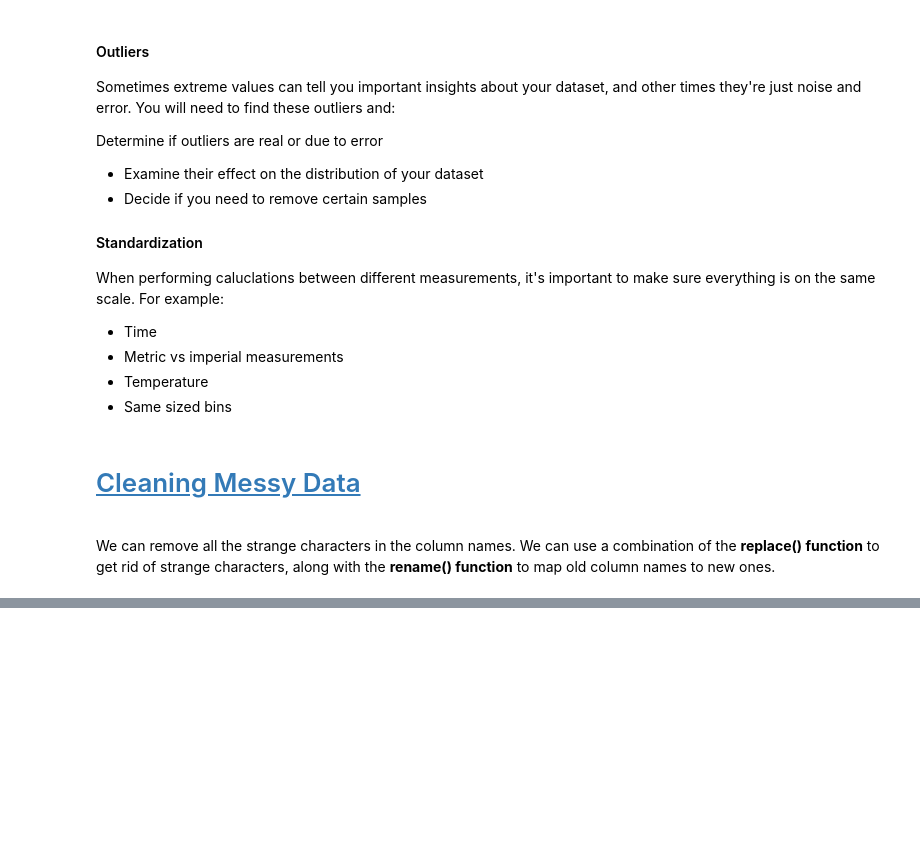
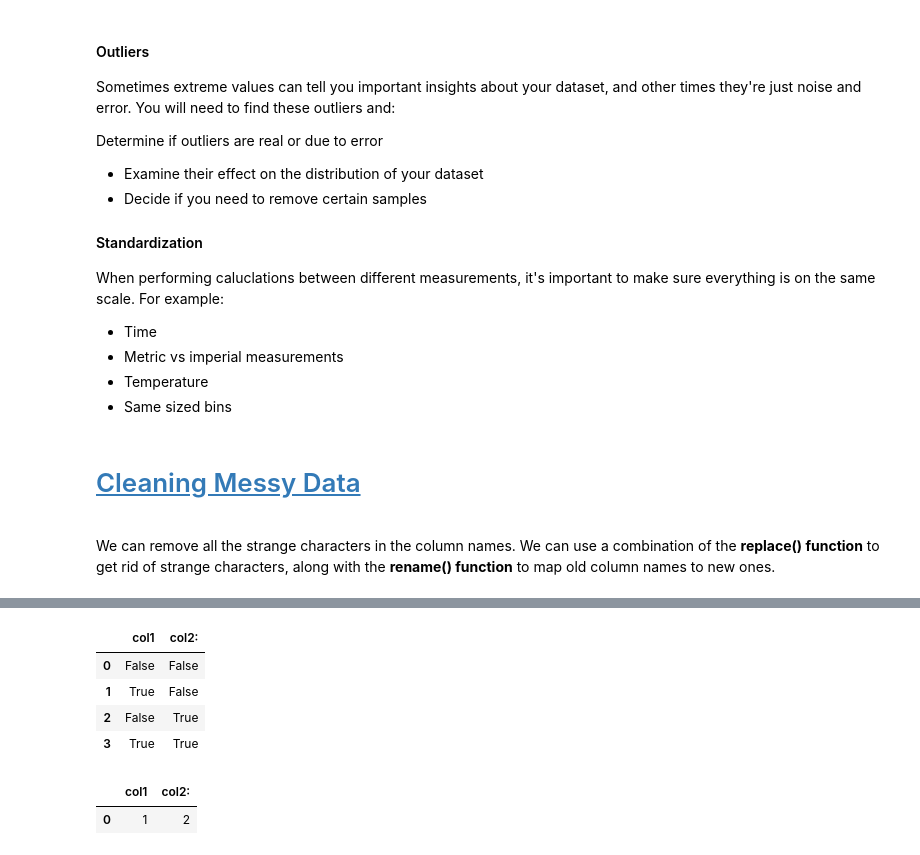
Before and after one commit to davideliason/DM4BA_Personal_Practice, a Jupyter notebook: Pandas_DataAnalysis.ipynb, the cells around one changed output, grey strips where cells are left out. Cells and saved outputs as stored; diff of their text form; code cells hidden in the pictures; blank space fills up the shorter version.

```diff
--- a/Pandas_DataAnalysis.ipynb
+++ b/Pandas_DataAnalysis.ipynb
@@ -493,0 +539,16 @@ We can use a combination of the **replace() function** to get rid of strange cha
+# %%
+# check for nulls
+data.isnull()
+# %% [output]
+|  | col1 | col2: |
+| 0 | False | False |
+| 1 | True | False |
+| 2 | False | True |
+| 3 | True | True |
+# %%
+# if we have a lot of data and we want to drop nulls:
+# drops all rows that contain null or NaN values
+data.dropna(axis=0)
+# %% [output]
+|  | col1 | col2: |
+| 0 | 1 | 2 |
```
Also changed, not shown: parts of 18 cells of this notebook.
